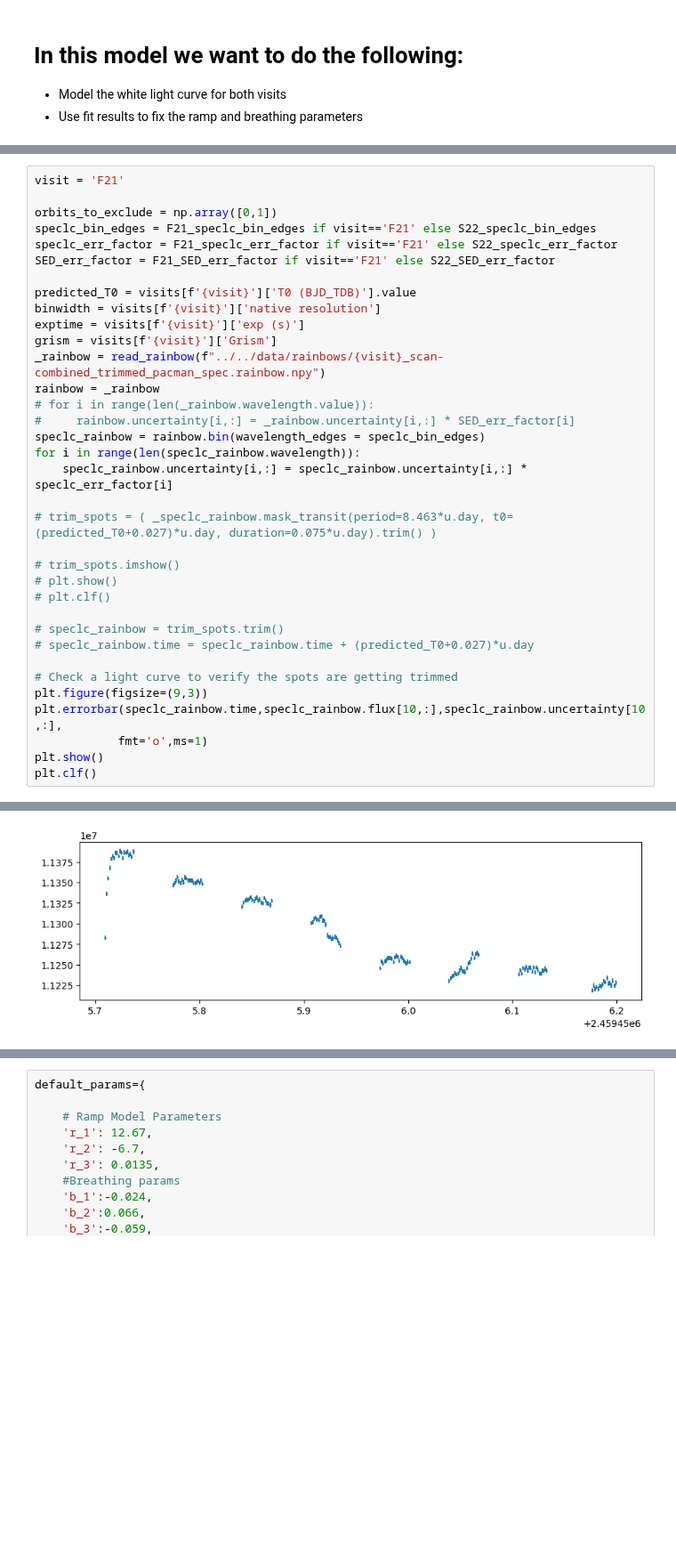
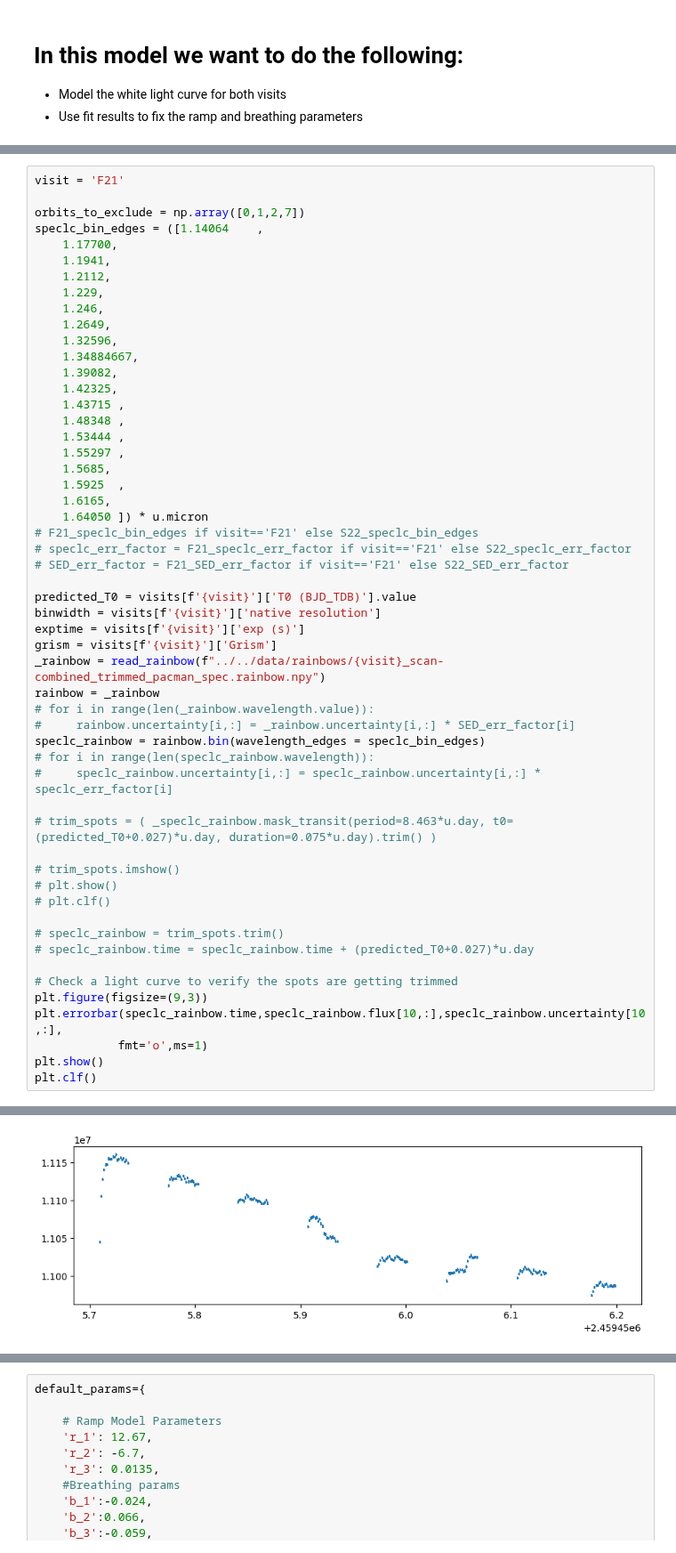
Before and after one commit to will-waalkes/Spot_Treating_AUMicb, a Jupyter notebook: modeling/05-spec-lc/F21_nonphysical_SpecLC_Model.ipynb, the cells around one changed output, grey strips where cells are left out. Shown at 89% size. Drawn from its saved outputs; the diff is of its cells as text; blank space fills up the shorter version.

```diff
--- a/modeling/05-spec-lc/F21_nonphysical_SpecLC_Model.ipynb
+++ b/modeling/05-spec-lc/F21_nonphysical_SpecLC_Model.ipynb
@@ -11,10 +11,29 @@ CPU devices: [CpuDevice(id=0), CpuDevice(id=1), CpuDevice(id=2), CpuDevice(id=3)
 # %%
 visit = 'F21'
 
-orbits_to_exclude = np.array([0,1])
-speclc_bin_edges = F21_speclc_bin_edges if visit=='F21' else S22_speclc_bin_edges
-speclc_err_factor = F21_speclc_err_factor if visit=='F21' else S22_speclc_err_factor
-SED_err_factor = F21_SED_err_factor if visit=='F21' else S22_SED_err_factor
+orbits_to_exclude = np.array([0,1,2,7])
+speclc_bin_edges = ([1.14064	,
+    1.17700,
+    1.1941,
+    1.2112,
+    1.229,
+    1.246,
+    1.2649,
+    1.32596,
+    1.34884667,
+    1.39082,
+    1.42325,
+    1.43715	,
+    1.48348	,
+    1.53444	,
+    1.55297	,
+    1.5685,
+    1.5925	,
+    1.6165,
+    1.64050	]) * u.micron
+# F21_speclc_bin_edges if visit=='F21' else S22_speclc_bin_edges
+# speclc_err_factor = F21_speclc_err_factor if visit=='F21' else S22_speclc_err_factor
+# SED_err_factor = F21_SED_err_factor if visit=='F21' else S22_SED_err_factor
 
 predicted_T0 = visits[f'{visit}']['T0 (BJD_TDB)'].value
 binwidth = visits[f'{visit}']['native resolution']
@@ -25,42 +44,42 @@ rainbow = _rainbow
 # for i in range(len(_rainbow.wavelength.value)):
 #     rainbow.uncertainty[i,:] = _rainbow.uncertainty[i,:] * SED_err_factor[i]
 speclc_rainbow = rainbow.bin(wavelength_edges = speclc_bin_edges)
-for i in range(len(speclc_rainbow.wavelength)):
-    speclc_rainbow.uncertainty[i,:] = speclc_rainbow.uncertainty[i,:] * speclc_err_factor[i]
+# for i in range(len(speclc_rainbow.wavelength)):
+#     speclc_rainbow.uncertainty[i,:] = speclc_rainbow.uncertainty[i,:] * speclc_err_factor[i]
 
 # trim_spots = ( _speclc_rainbow.mask_transit(period=8.463*u.day, t0=(predicted_T0+0.027)*u.day, duration=0.075*u.day).trim() )
 
 # trim_spots.imshow()
 # plt.show()
 # plt.clf()
 
 # speclc_rainbow = trim_spots.trim()
 # speclc_rainbow.time = speclc_rainbow.time + (predicted_T0+0.027)*u.day
 
 # Check a light curve to verify the spots are getting trimmed
 plt.figure(figsize=(9,3))
 plt.errorbar(speclc_rainbow.time,speclc_rainbow.flux[10,:],speclc_rainbow.uncertainty[10,:],
             fmt='o',ms=1)
 plt.show()
 plt.clf()
 # %% [output]
 🌈🤖 It looks like you're trying to bin in wavelength for a
 `Rainbow` object that might not be normalized. In the
 current version of `chromatic`, binning before normalizing
 might give inaccurate results if the typical uncertainty
 varies strongly with wavelength.
 
 Please consider normalizing first, for example with
 `rainbow.normalize().bin(...)`
 so that all uncertainties will effectively be relative,
 and the inverse variance weighting used for binning
 wavelengths together will give more reasonable answers.
 
 If you really need to bin before normalizing, please submit
 an Issue at github.com/zkbt/chromatic/, and we'll try to
 prioritize implementing a statistically sound solution as
 soon as possible!
-[figure, old version]
+[figure, new version]
 <Figure size 640x480 with 0 Axes>
 # %%
 data_wavelengths = speclc_rainbow.wavelength.value
```
Also changed, not shown: parts of 5 cells of this notebook, 2 other files.
